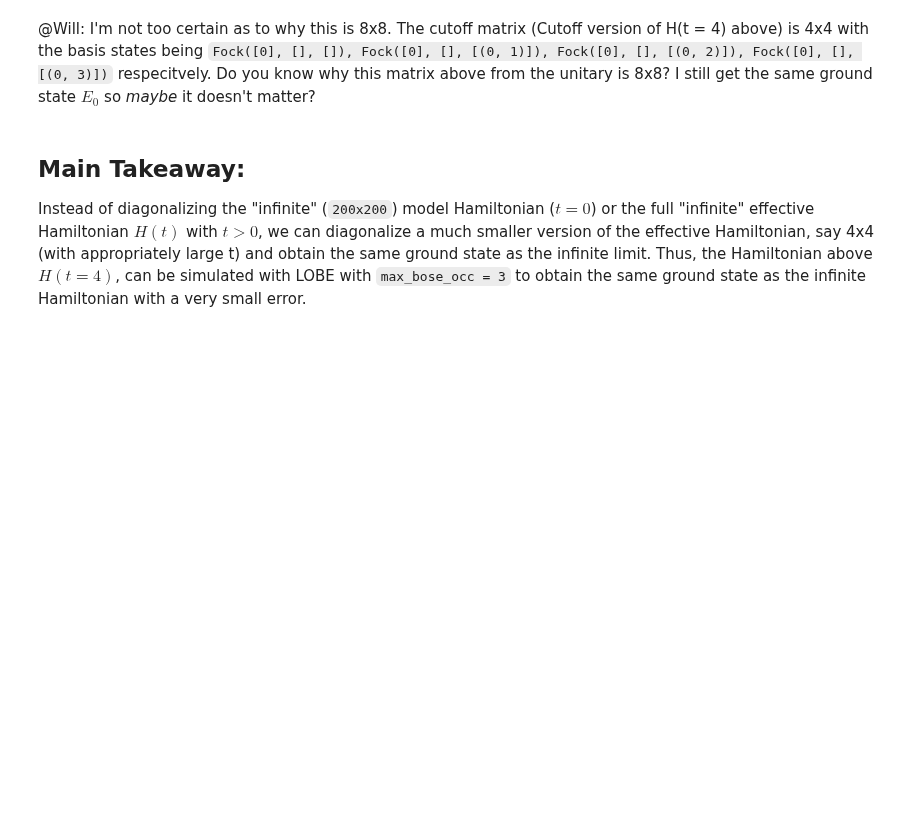
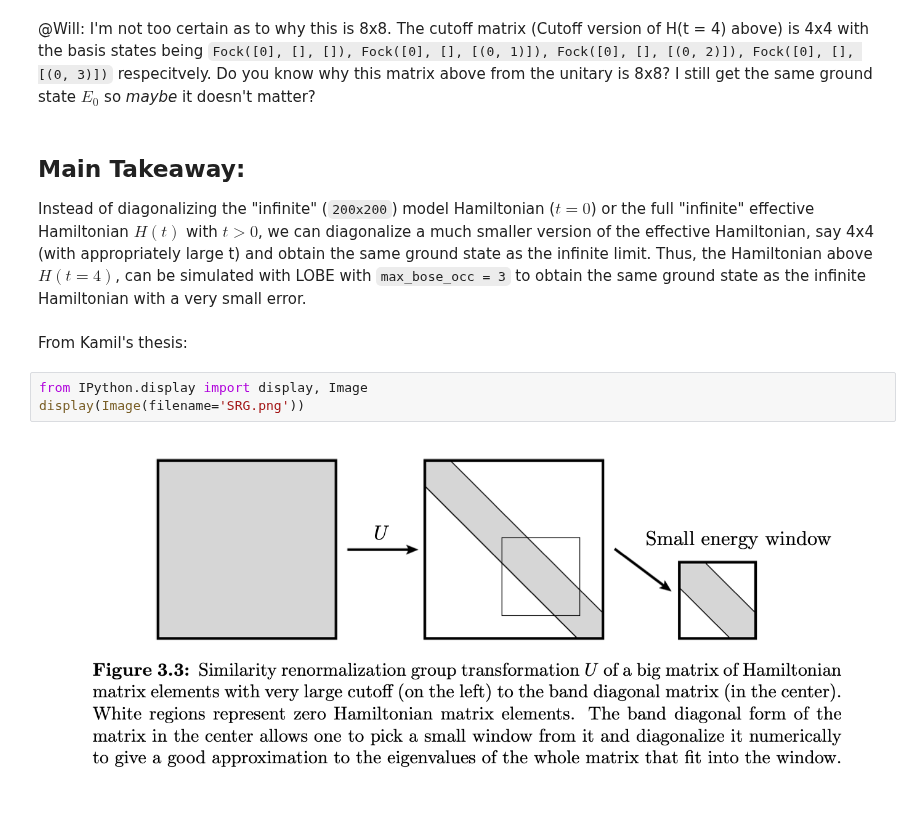
Before and after one commit to Tufts-QIQC/LOBE, a Jupyter notebook: notebooks/static_yukawa.ipynb, the cells around one changed output. Saved outputs shown, nothing was run; the diff lists cells and outputs as text; blank space fills up the shorter version.

Commit message:
Add SRG image from Kamil's thesis

```diff
--- a/notebooks/static_yukawa.ipynb
+++ b/notebooks/static_yukawa.ipynb
@@ -104,3 +108,10 @@ plt.imshow(np.real(unitary))
 ## Main Takeaway:
 
 Instead of diagonalizing the "infinite" (`200x200`) model Hamiltonian ($t = 0$) or the full "infinite" effective Hamiltonian $H(t)$ with $t > 0$, we can diagonalize a much smaller version of the effective Hamiltonian, say 4x4  (with appropriately large t) and obtain the same ground state as the infinite limit. Thus, the Hamiltonian above $H(t = 4)$, can be simulated with LOBE with `max_bose_occ = 3`  to obtain the same ground state as the infinite Hamiltonian with a very small error.
+# %% [markdown]
+From Kamil's thesis:
+# %%
+from IPython.display import display, Image
+display(Image(filename='SRG.png'))
+# %% [output]
+[figure, added]
```
Also changed, not shown: parts of 1 cell of this notebook, 1 other file.
